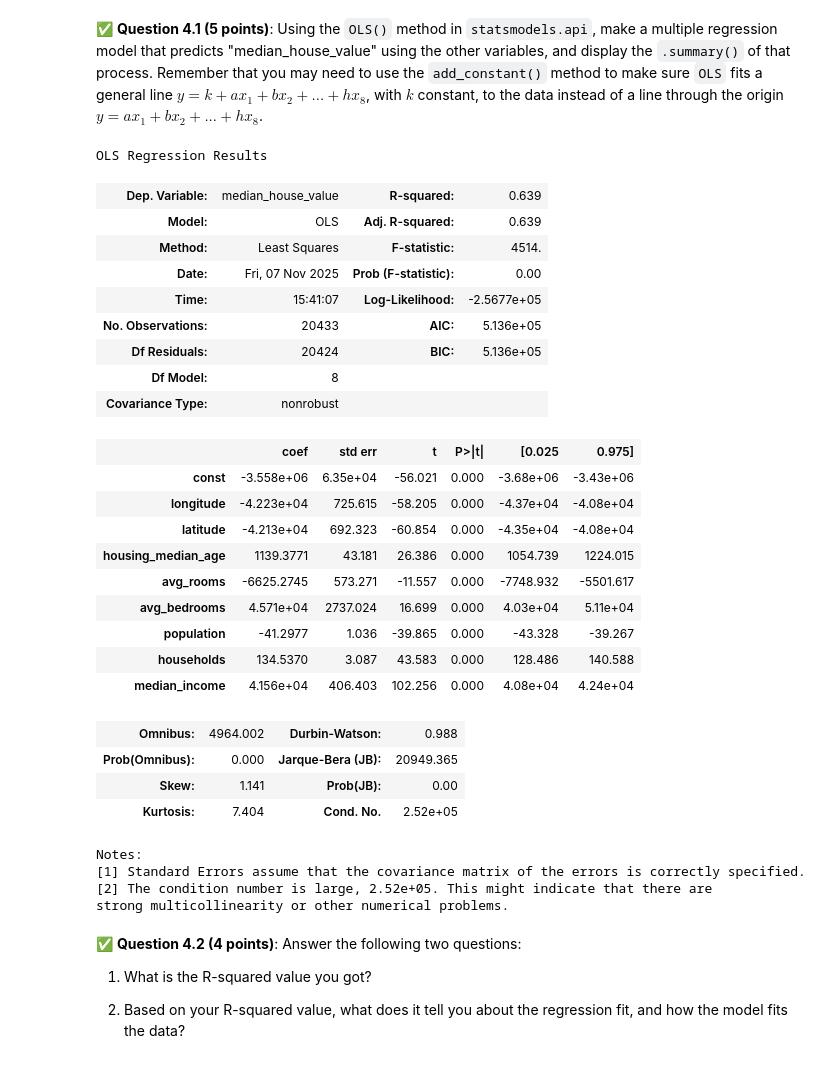
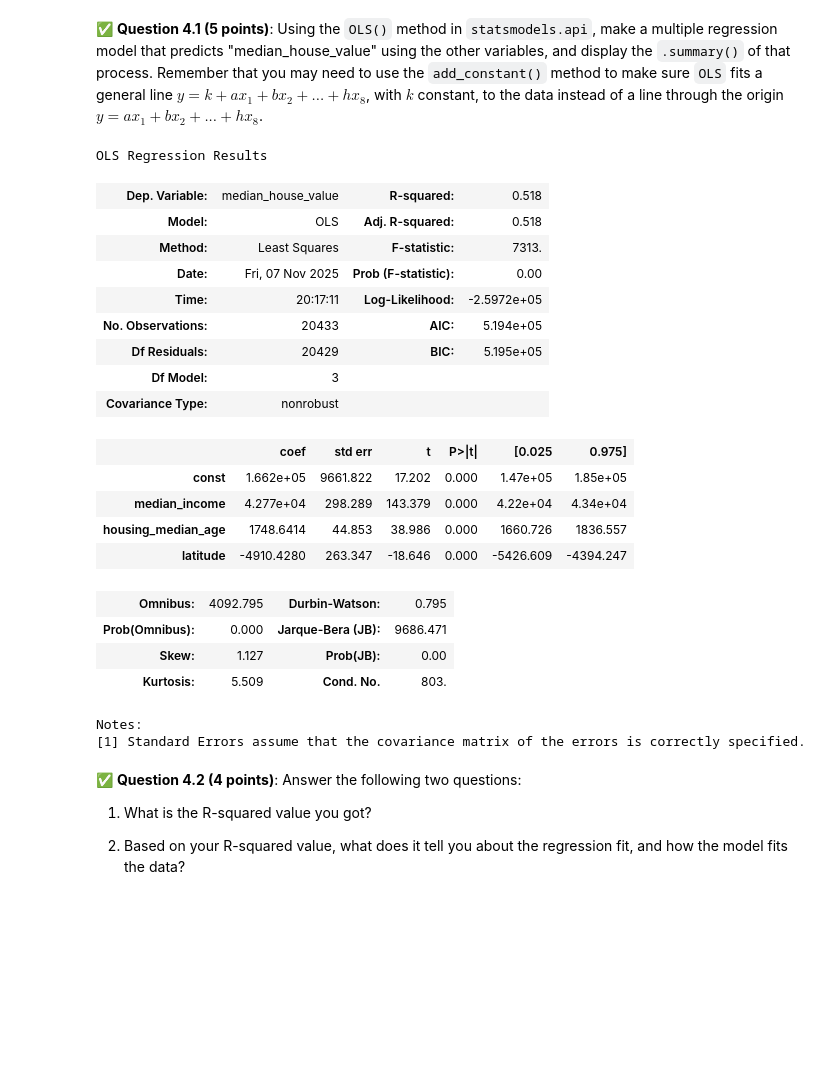
Before and after one commit to mccortma-sys/CMSE202-f25-turnin, a Jupyter notebook: hw-03/HW-03_Regression-F25-STUDENT.ipynb, the cells around one changed output. Drawn from its saved outputs; the diff is of its cells as text; code cells hidden in the pictures; blank space fills up the shorter version.

```diff
--- a/hw-03/HW-03_Regression-F25-STUDENT.ipynb
+++ b/hw-03/HW-03_Regression-F25-STUDENT.ipynb
@@ -376,44 +354,37 @@ In this part, we will explore multivariable regression on the same California Ho
 # %%
 import statsmodels.api as sm
 
 y = housing["median_house_value"]
 
-X = housing.drop(columns=["median_house_value"])
+X_reduced = housing[["median_income", "housing_median_age", "latitude"]]
 
-X = sm.add_constant(X)
+X_reduced = sm.add_constant(X_reduced)
 
-model_mult = sm.OLS(y, X).fit()
+reduced_model = sm.OLS(y, X_reduced).fit()
 
-model_mult.summary()
+reduced_model.summary()
 # %% [output]
 OLS Regression Results
-| Dep. Variable: | median_house_value | R-squared: | 0.639 |
-| Model: | OLS | Adj. R-squared: | 0.639 |
-| Method: | Least Squares | F-statistic: | 4514. |
+| Dep. Variable: | median_house_value | R-squared: | 0.518 |
+| Model: | OLS | Adj. R-squared: | 0.518 |
+| Method: | Least Squares | F-statistic: | 7313. |
 | Date: | Fri, 07 Nov 2025 | Prob (F-statistic): | 0.00 |
-| Time: | 15:41:07 | Log-Likelihood: | -2.5677e+05 |
-| No. Observations: | 20433 | AIC: | 5.136e+05 |
-| Df Residuals: | 20424 | BIC: | 5.136e+05 |
-| Df Model: | 8 |  |  |
+| Time: | 20:17:11 | Log-Likelihood: | -2.5972e+05 |
+| No. Observations: | 20433 | AIC: | 5.194e+05 |
+| Df Residuals: | 20429 | BIC: | 5.195e+05 |
+| Df Model: | 3 |  |  |
 | Covariance Type: | nonrobust |  |  |
 |  | coef | std err | t | P>|t| | [0.025 | 0.975] |
-| const | -3.558e+06 | 6.35e+04 | -56.021 | 0.000 | -3.68e+06 | -3.43e+06 |
-| longitude | -4.223e+04 | 725.615 | -58.205 | 0.000 | -4.37e+04 | -4.08e+04 |
-| latitude | -4.213e+04 | 692.323 | -60.854 | 0.000 | -4.35e+04 | -4.08e+04 |
-| housing_median_age | 1139.3771 | 43.181 | 26.386 | 0.000 | 1054.739 | 1224.015 |
-| avg_rooms | -6625.2745 | 573.271 | -11.557 | 0.000 | -7748.932 | -5501.617 |
-| avg_bedrooms | 4.571e+04 | 2737.024 | 16.699 | 0.000 | 4.03e+04 | 5.11e+04 |
-| population | -41.2977 | 1.036 | -39.865 | 0.000 | -43.328 | -39.267 |
-| households | 134.5370 | 3.087 | 43.583 | 0.000 | 128.486 | 140.588 |
-| median_income | 4.156e+04 | 406.403 | 102.256 | 0.000 | 4.08e+04 | 4.24e+04 |
+| const | 1.662e+05 | 9661.822 | 17.202 | 0.000 | 1.47e+05 | 1.85e+05 |
+| median_income | 4.277e+04 | 298.289 | 143.379 | 0.000 | 4.22e+04 | 4.34e+04 |
+| housing_median_age | 1748.6414 | 44.853 | 38.986 | 0.000 | 1660.726 | 1836.557 |
+| latitude | -4910.4280 | 263.347 | -18.646 | 0.000 | -5426.609 | -4394.247 |
-| Omnibus: | 4964.002 | Durbin-Watson: | 0.988 |
-| Prob(Omnibus): | 0.000 | Jarque-Bera (JB): | 20949.365 |
-| Skew: | 1.141 | Prob(JB): | 0.00 |
-| Kurtosis: | 7.404 | Cond. No. | 2.52e+05 |
+| Omnibus: | 4092.795 | Durbin-Watson: | 0.795 |
+| Prob(Omnibus): | 0.000 | Jarque-Bera (JB): | 9686.471 |
+| Skew: | 1.127 | Prob(JB): | 0.00 |
+| Kurtosis: | 5.509 | Cond. No. | 803. |
 Notes:
 [1] Standard Errors assume that the covariance matrix of the errors is correctly specified.
-[2] The condition number is large, 2.52e+05. This might indicate that there are
-strong multicollinearity or other numerical problems.
 # %% [markdown]
 &#9989;  **Question 4.2 (4 points)**: Answer the following two questions:
 
```
Also changed, not shown: parts of 7 cells of this notebook.
